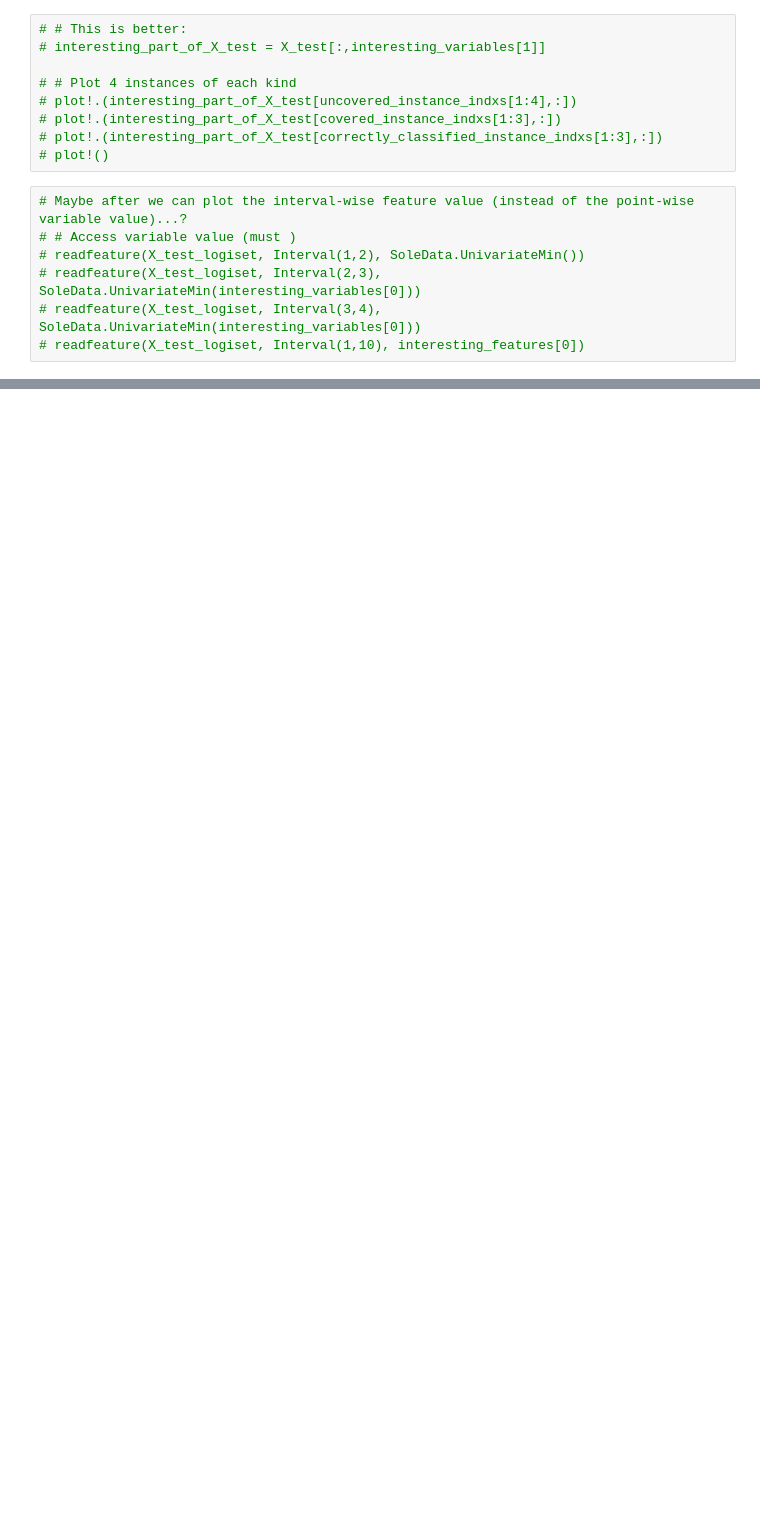
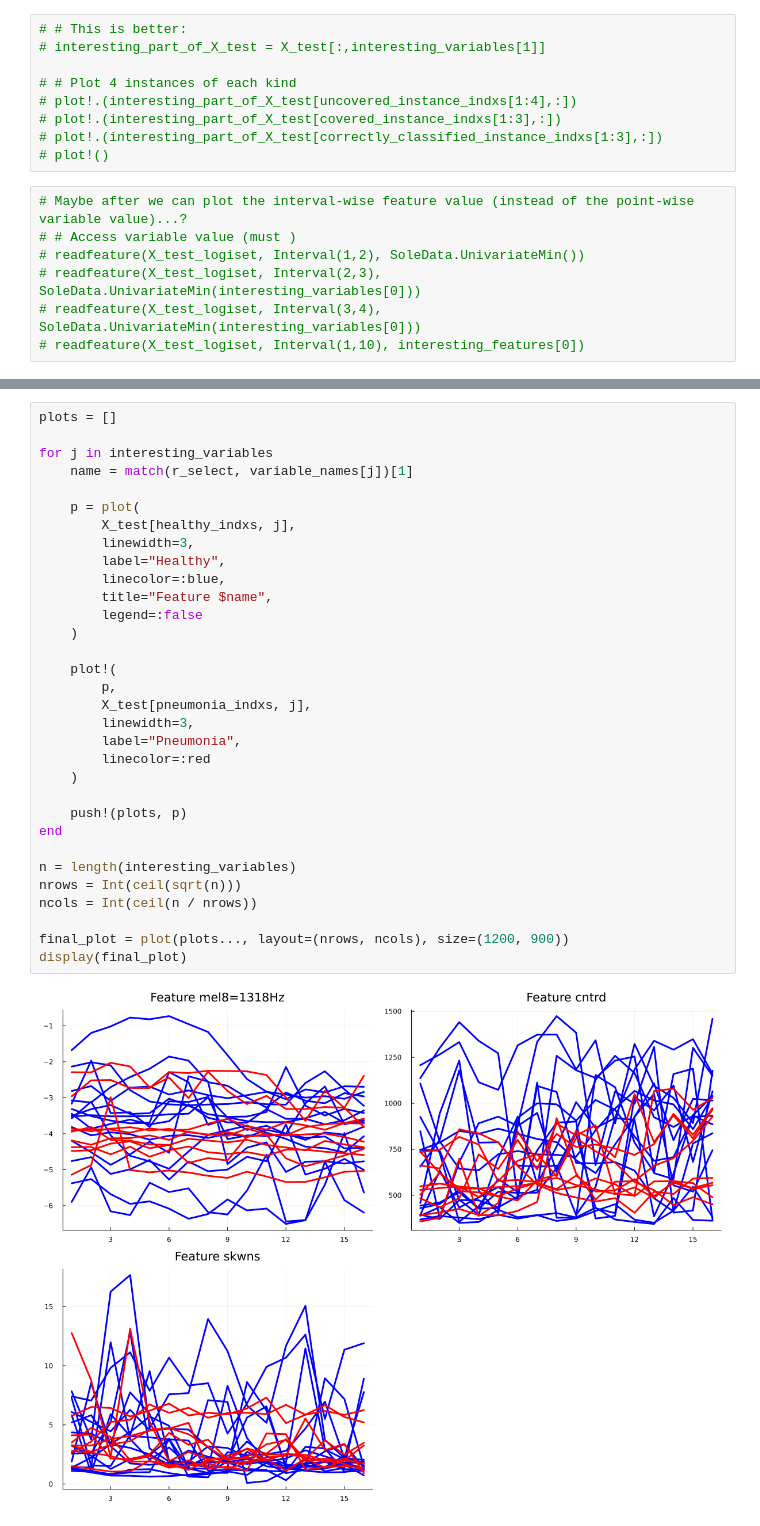
Before and after one commit to aclai-lab/itadata2024, a Jupyter notebook: ItaData2024_m_code_catch9.ipynb, the cells around one changed output, grey strips where cells are left out. Cells and saved outputs as stored; diff of their text form; blank space fills up the shorter version.

Commit message:
healthy vs pneumonia plot

```diff
--- a/ItaData2024_m_code_catch9.ipynb
+++ b/ItaData2024_m_code_catch9.ipynb
@@ -568,0 +548,34 @@ display(final_plot)
+# %%
+plots = []
+
+for j in interesting_variables
+    name = match(r_select, variable_names[j])[1]
+
+    p = plot(
+        X_test[healthy_indxs, j],
+        linewidth=3,
+        label="Healthy",
+        linecolor=:blue,
+        title="Feature $name",
+        legend=:false
+    )
+
+    plot!(
+        p,
+        X_test[pneumonia_indxs, j],
+        linewidth=3,
+        label="Pneumonia",
+        linecolor=:red
+    )
+
+    push!(plots, p)
+end
+
+n = length(interesting_variables)
+nrows = Int(ceil(sqrt(n)))
+ncols = Int(ceil(n / nrows))
+
+final_plot = plot(plots..., layout=(nrows, ncols), size=(1200, 900))
+display(final_plot)
+# %% [output]
+[figure, added]
```
Also changed, not shown: parts of 14 cells of this notebook.
